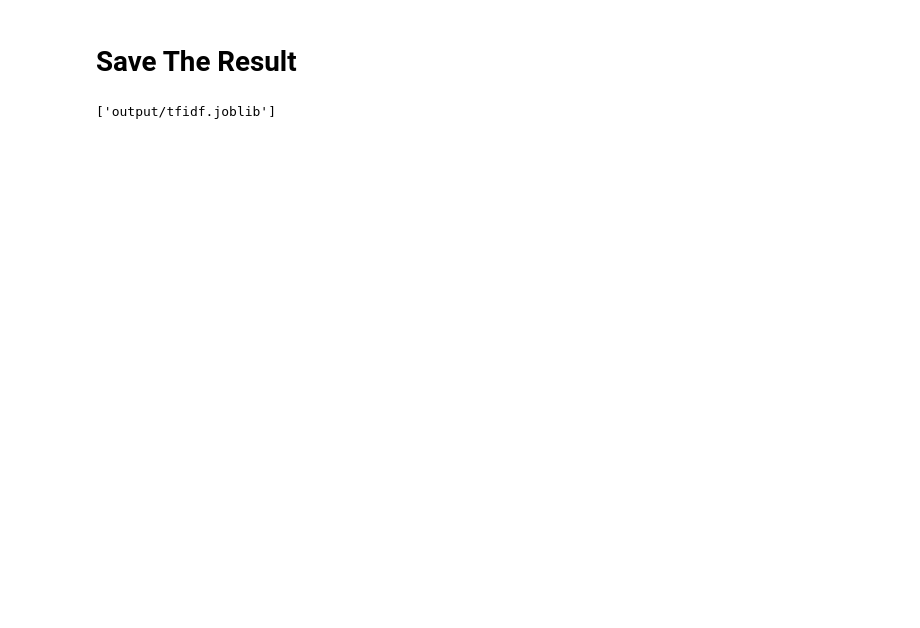
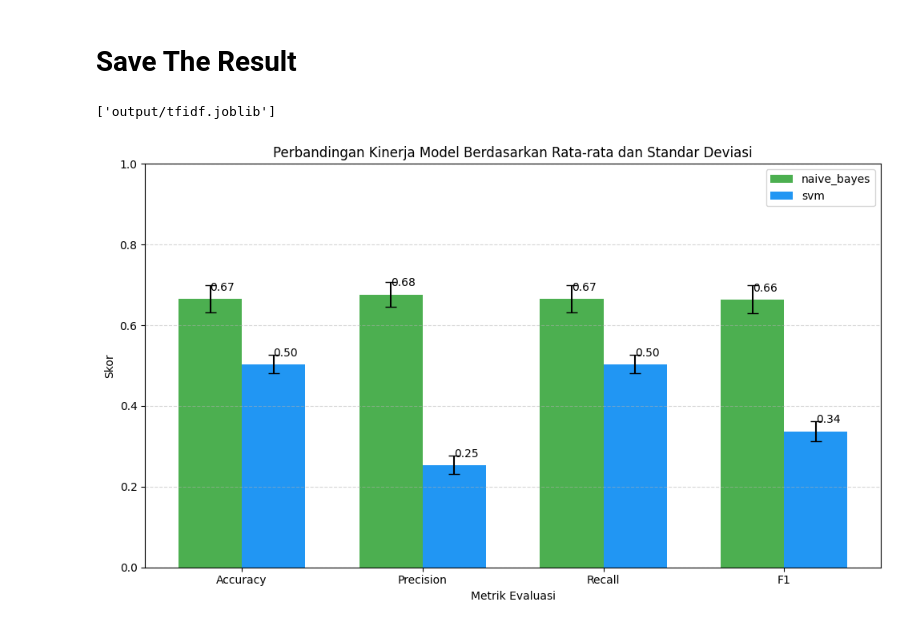
Before and after one commit to odeardika/lyrics-classifier, a Jupyter notebook: server/clasification/models/notebook.ipynb, the cells around one changed output. Saved outputs shown, nothing was run; the diff lists cells and outputs as text; code cells hidden in the pictures; blank space fills up the shorter version.

```diff
--- a/server/clasification/models/notebook.ipynb
+++ b/server/clasification/models/notebook.ipynb
@@ -55,6 +94,8 @@ def stopword_removal(list_of_tokenize_doc):
         for word in doc:
             if word in stopwords:
                 continue
+            if len(word) < 2:
+                continue
             temp.append(word)
         result.append(temp)
     return result
@@ -129,3 +170,42 @@ joblib.dump(svm, "output/model_svm.joblib")
 joblib.dump(TFIDF_vectorizer, "output/tfidf.joblib")
 # %% [output]
 ['output/tfidf.joblib']
+# %%
+# Persiapan data untuk plotting
+metrics = ['accuracy', 'precision', 'recall', 'f1']
+# Filter models to only include those with metrics dictionary
+models = [key for key in results.keys() if isinstance(results[key], dict) and 'metrics' in results[key]]
+
+means = {model: [results[model]['metrics'][m]['mean'] for m in metrics] for model in models}
+stds = {model: [results[model]['metrics'][m]['std'] for m in metrics] for model in models}
+
+# Plot
+x = np.arange(len(metrics))
+bar_width = 0.35
+
+fig, ax = plt.subplots(figsize=(10, 6))
+
+bars1 = ax.bar(x - bar_width/2, means[models[0]], bar_width, yerr=stds[models[0]], capsize=5,
+               label=models[0], color='#4CAF50')
+bars2 = ax.bar(x + bar_width/2, means[models[1]], bar_width, yerr=stds[models[1]], capsize=5,
+               label=models[1], color='#2196F3')
+
+# Label dan dekorasi
+ax.set_xlabel('Metrik Evaluasi')
+ax.set_ylabel('Skor')
+ax.set_title('Perbandingan Kinerja Model Berdasarkan Rata-rata dan Standar Deviasi')
+ax.set_xticks(x)
+ax.set_xticklabels([m.capitalize() for m in metrics])
+ax.set_ylim(0, 1)
+ax.legend()
+
+# Tambahkan nilai di atas bar
+for i in range(len(metrics)):
+    ax.text(x[i] - bar_width/2, means[models[0]][i] + 0.02, f'{means[models[0]][i]:.2f}', ha='left')
+    ax.text(x[i] + bar_width/2, means[models[1]][i] + 0.02, f'{means[models[1]][i]:.2f}', ha='left')
+
+plt.grid(axis='y', linestyle='--', alpha=0.5)
+plt.tight_layout()
+plt.show()
+# %% [output]
+[figure, added]
```
Also changed, not shown: parts of 5 cells of this notebook, 8 other files.
